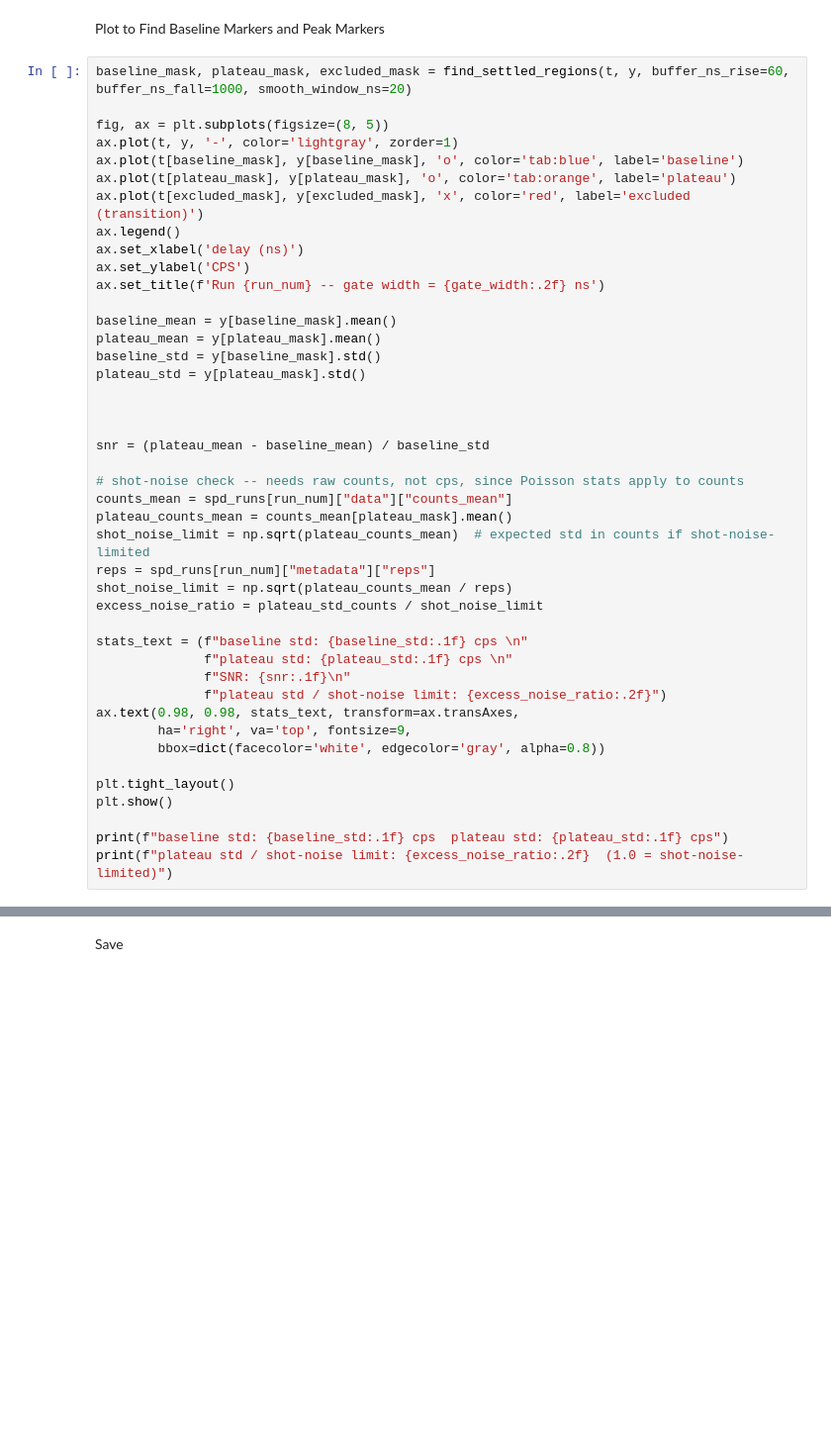
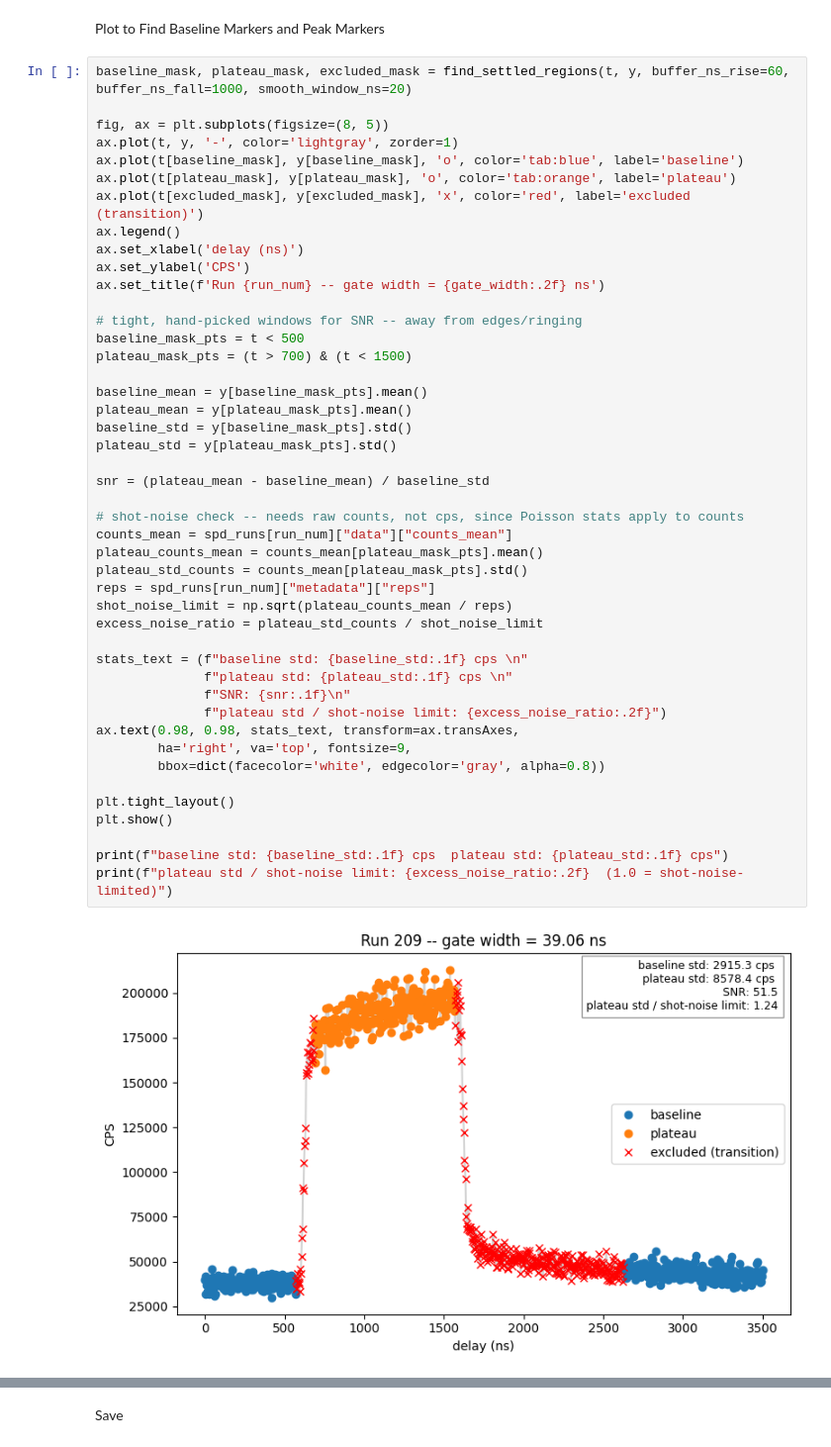
Before and after one commit to jeree-m/qick-dawg, a Jupyter notebook: jupyter_notebooks/Analysis.ipynb, the cells around one changed output, grey strips where cells are left out. Shown at 99% size. Drawn from its saved outputs; the diff is of its cells as text; blank space fills up the shorter version.

```diff
--- a/jupyter_notebooks/Analysis.ipynb
+++ b/jupyter_notebooks/Analysis.ipynb
@@ -138,37 +138,41 @@ ax.plot(t[baseline_mask], y[baseline_mask], 'o', color='tab:blue', label='baseli
 ax.plot(t[plateau_mask], y[plateau_mask], 'o', color='tab:orange', label='plateau')
 ax.plot(t[excluded_mask], y[excluded_mask], 'x', color='red', label='excluded (transition)')
 ax.legend()
 ax.set_xlabel('delay (ns)')
 ax.set_ylabel('CPS')
 ax.set_title(f'Run {run_num} -- gate width = {gate_width:.2f} ns')
 
-baseline_mean = y[baseline_mask].mean()
-plateau_mean = y[plateau_mask].mean()
-baseline_std = y[baseline_mask].std()
-plateau_std = y[plateau_mask].std()
+# tight, hand-picked windows for SNR -- away from edges/ringing
+baseline_mask_pts = t < 500
+plateau_mask_pts = (t > 700) & (t < 1500)
 
-
+baseline_mean = y[baseline_mask_pts].mean()
+plateau_mean = y[plateau_mask_pts].mean()
+baseline_std = y[baseline_mask_pts].std()
+plateau_std = y[plateau_mask_pts].std()
 
 snr = (plateau_mean - baseline_mean) / baseline_std
 
 # shot-noise check -- needs raw counts, not cps, since Poisson stats apply to counts
 counts_mean = spd_runs[run_num]["data"]["counts_mean"]
-plateau_counts_mean = counts_mean[plateau_mask].mean()
-shot_noise_limit = np.sqrt(plateau_counts_mean)  # expected std in counts if shot-noise-limited
+plateau_counts_mean = counts_mean[plateau_mask_pts].mean()
+plateau_std_counts = counts_mean[plateau_mask_pts].std()
 reps = spd_runs[run_num]["metadata"]["reps"]
 shot_noise_limit = np.sqrt(plateau_counts_mean / reps)
 excess_noise_ratio = plateau_std_counts / shot_noise_limit
 
 stats_text = (f"baseline std: {baseline_std:.1f} cps \n"
               f"plateau std: {plateau_std:.1f} cps \n"
               f"SNR: {snr:.1f}\n"
               f"plateau std / shot-noise limit: {excess_noise_ratio:.2f}")
 ax.text(0.98, 0.98, stats_text, transform=ax.transAxes,
         ha='right', va='top', fontsize=9,
         bbox=dict(facecolor='white', edgecolor='gray', alpha=0.8))
 
 plt.tight_layout()
 plt.show()
 
 print(f"baseline std: {baseline_std:.1f} cps  plateau std: {plateau_std:.1f} cps")
 print(f"plateau std / shot-noise limit: {excess_noise_ratio:.2f}  (1.0 = shot-noise-limited)")
+# %% [output]
+[figure, added]
```
Also changed, not shown: parts of 2 cells of this notebook.
